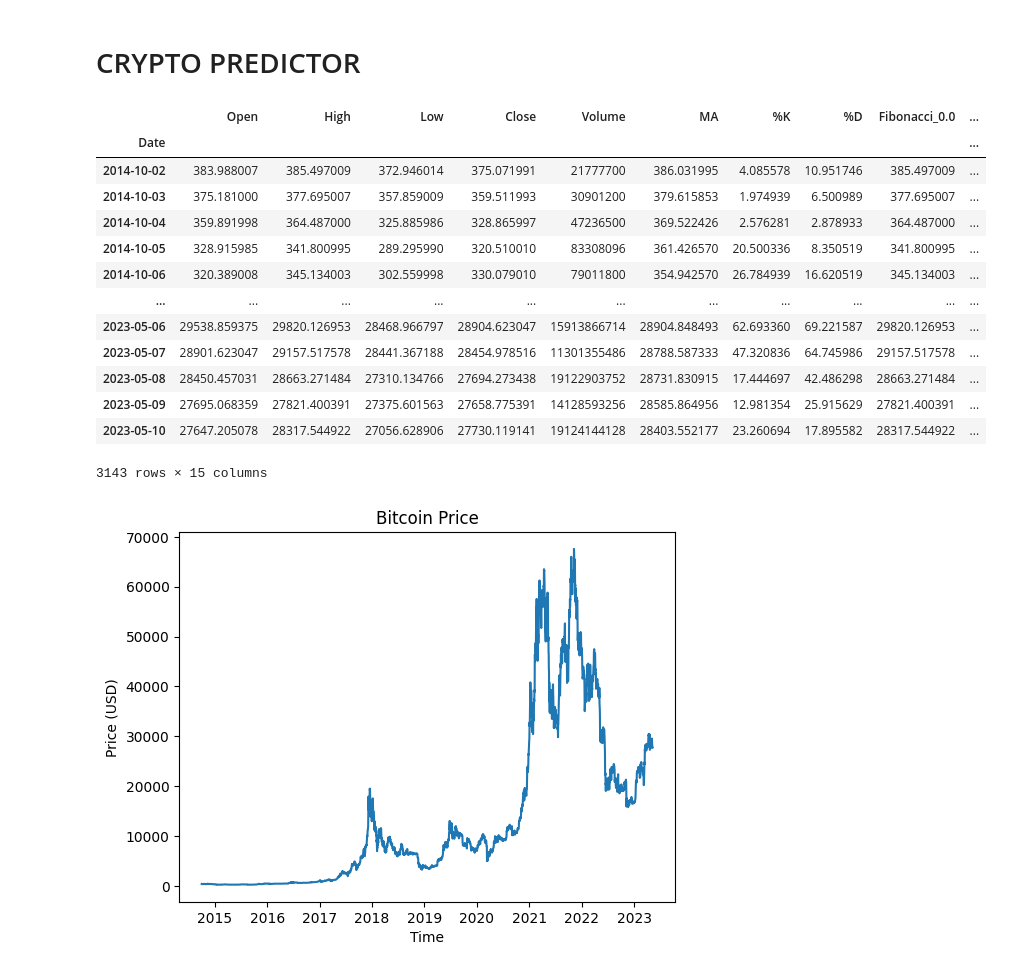
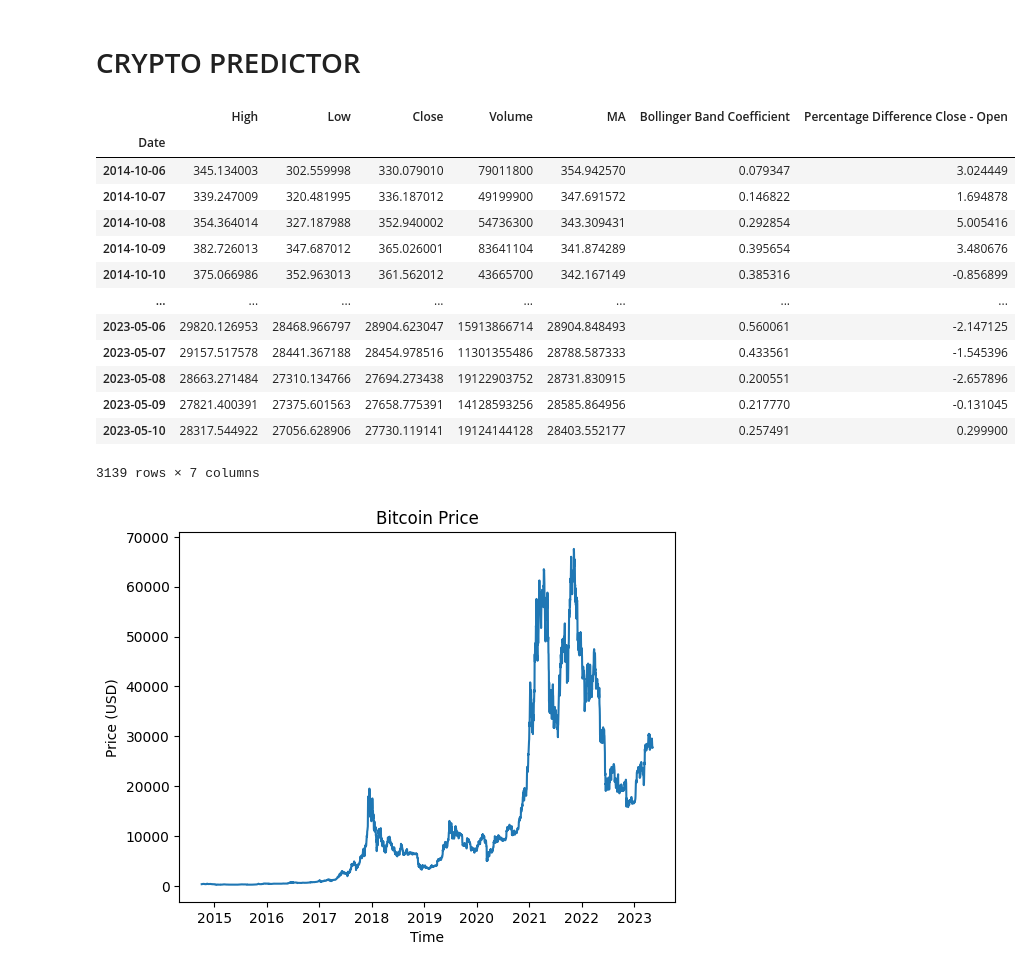
Before and after one commit to TomaszGryczka/CryptoPredictor, a Jupyter notebook: predictor/crypto_predictor.ipynb, the cells around one changed output. Cells and saved outputs as stored; diff of their text form; code cells hidden in the pictures.

```diff
--- a/predictor/crypto_predictor.ipynb
+++ b/predictor/crypto_predictor.ipynb
@@ -15,36 +15,38 @@ from indicators import moving_average, stochastic_oscillator, fibonacci_retracem
 # %%
 # read data and plot price in time
 df = pd.read_csv('data/BTC-USD.csv', index_col='Date', parse_dates=True)
 df.drop(columns='Adj Close', inplace=True)
 
 df = moving_average(df, 7)
-df = stochastic_oscillator(df, k_period=14, d_period=3)
-df = fibonacci_retracement(df)
+df = bollinger_bands(df)
+df = percentage_difference_indicator(df)
+# df = stochastic_oscillator(df, k_period=14, d_period=3)
+# df = fibonacci_retracement(df)
 
 df.dropna(inplace=True)
 
 display(df)
 
 plt.plot(df['Close'])
 plt.xlabel('Time')
 plt.ylabel('Price (USD)')
 plt.title('Bitcoin Price')
 plt.show()
 # %% [output]
-|  | Open | High | Low | Close | Volume | MA | %K | %D | Fibonacci_0.0 | ... |
-| Date |  |  |  |  |  |  |  |  |  | ... |
-| 2014-10-02 | 383.988007 | 385.497009 | 372.946014 | 375.071991 | 21777700 | 386.031995 | 4.085578 | 10.951746 | 385.497009 | ... |
-| 2014-10-03 | 375.181000 | 377.695007 | 357.859009 | 359.511993 | 30901200 | 379.615853 | 1.974939 | 6.500989 | 377.695007 | ... |
-| 2014-10-04 | 359.891998 | 364.487000 | 325.885986 | 328.865997 | 47236500 | 369.522426 | 2.576281 | 2.878933 | 364.487000 | ... |
-| 2014-10-05 | 328.915985 | 341.800995 | 289.295990 | 320.510010 | 83308096 | 361.426570 | 20.500336 | 8.350519 | 341.800995 | ... |
-| 2014-10-06 | 320.389008 | 345.134003 | 302.559998 | 330.079010 | 79011800 | 354.942570 | 26.784939 | 16.620519 | 345.134003 | ... |
-| ... | ... | ... | ... | ... | ... | ... | ... | ... | ... | ... |
-| 2023-05-06 | 29538.859375 | 29820.126953 | 28468.966797 | 28904.623047 | 15913866714 | 28904.848493 | 62.693360 | 69.221587 | 29820.126953 | ... |
-| 2023-05-07 | 28901.623047 | 29157.517578 | 28441.367188 | 28454.978516 | 11301355486 | 28788.587333 | 47.320836 | 64.745986 | 29157.517578 | ... |
-| 2023-05-08 | 28450.457031 | 28663.271484 | 27310.134766 | 27694.273438 | 19122903752 | 28731.830915 | 17.444697 | 42.486298 | 28663.271484 | ... |
-| 2023-05-09 | 27695.068359 | 27821.400391 | 27375.601563 | 27658.775391 | 14128593256 | 28585.864956 | 12.981354 | 25.915629 | 27821.400391 | ... |
-| 2023-05-10 | 27647.205078 | 28317.544922 | 27056.628906 | 27730.119141 | 19124144128 | 28403.552177 | 23.260694 | 17.895582 | 28317.544922 | ... |
+|  | High | Low | Close | Volume | MA | Bollinger Band Coefficient | Percentage Difference Close - Open |
+| Date |  |  |  |  |  |  |  |
+| 2014-10-06 | 345.134003 | 302.559998 | 330.079010 | 79011800 | 354.942570 | 0.079347 | 3.024449 |
+| 2014-10-07 | 339.247009 | 320.481995 | 336.187012 | 49199900 | 347.691572 | 0.146822 | 1.694878 |
+| 2014-10-08 | 354.364014 | 327.187988 | 352.940002 | 54736300 | 343.309431 | 0.292854 | 5.005416 |
+| 2014-10-09 | 382.726013 | 347.687012 | 365.026001 | 83641104 | 341.874289 | 0.395654 | 3.480676 |
+| 2014-10-10 | 375.066986 | 352.963013 | 361.562012 | 43665700 | 342.167149 | 0.385316 | -0.856899 |
+| ... | ... | ... | ... | ... | ... | ... | ... |
+| 2023-05-06 | 29820.126953 | 28468.966797 | 28904.623047 | 15913866714 | 28904.848493 | 0.560061 | -2.147125 |
+| 2023-05-07 | 29157.517578 | 28441.367188 | 28454.978516 | 11301355486 | 28788.587333 | 0.433561 | -1.545396 |
+| 2023-05-08 | 28663.271484 | 27310.134766 | 27694.273438 | 19122903752 | 28731.830915 | 0.200551 | -2.657896 |
+| 2023-05-09 | 27821.400391 | 27375.601563 | 27658.775391 | 14128593256 | 28585.864956 | 0.217770 | -0.131045 |
+| 2023-05-10 | 28317.544922 | 27056.628906 | 27730.119141 | 19124144128 | 28403.552177 | 0.257491 | 0.299900 |
-3143 rows × 15 columns
+3139 rows × 7 columns
 [figure]
 # %%
 X = df.drop(columns=['Close'])
```
Also changed, not shown: parts of 11 cells of this notebook, 1 other file.
